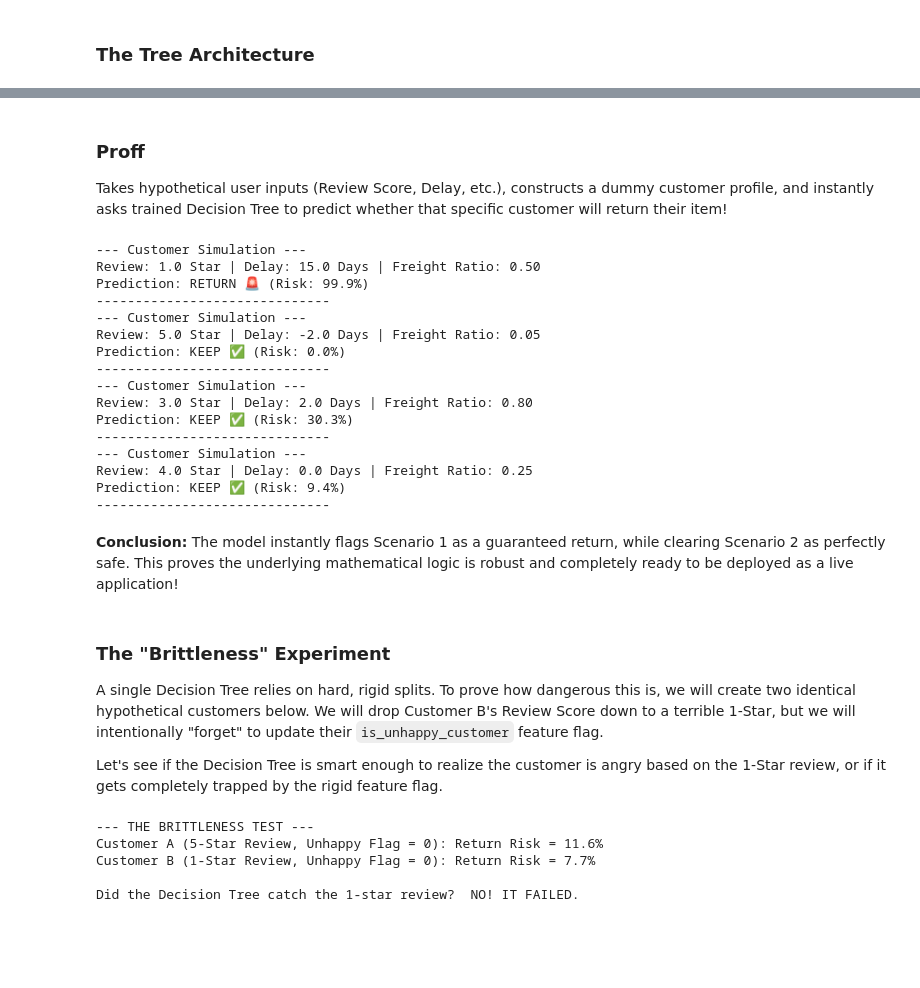
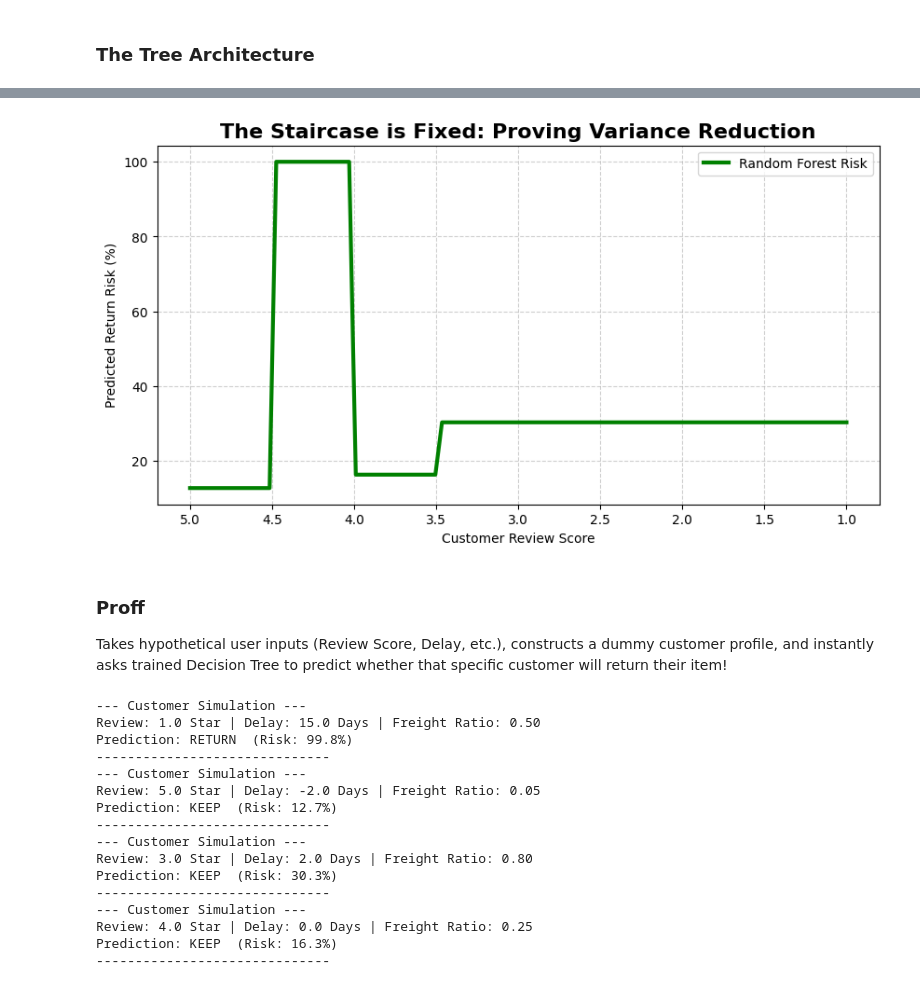
Before and after one commit to Ash469/smart-return-risk-analytics, a Jupyter notebook: models/02_decision_tree.ipynb, the cells around one changed output, grey strips where cells are left out. Cells and saved outputs as stored; diff of their text form; code cells hidden in the pictures; blank space fills up the shorter version.

```diff
--- a/models/02_decision_tree.ipynb
+++ b/models/02_decision_tree.ipynb
@@ -166,3 +171,30 @@ plt.show()
+# %%
+# Create a perfectly average customer
+base_customer = X.median().to_frame().T
+review_scores = np.linspace(1.0, 5.0, 100)
+predicted_risks = []
+
+for score in review_scores:
+    # Slide the review score
+    temp_customer = base_customer.copy()
+    temp_customer["review_score"] = score
+    temp_customer["avg_review_score"] = score
+
+    # Get risk probability from Random Forest
+    risk = best_dt.predict_proba(temp_customer)[0][1]
+    predicted_risks.append(risk * 100)
+
+plt.figure(figsize=(10, 5))
+plt.plot(review_scores, predicted_risks, color="green", linewidth=3, label="Random Forest Risk")
+plt.title("The Staircase is Fixed: Proving Variance Reduction", fontsize=16, fontweight="bold")
+plt.xlabel("Customer Review Score")
+plt.ylabel("Predicted Return Risk (%)")
+plt.gca().invert_xaxis()
+plt.grid(True, linestyle="--", alpha=0.6)
+plt.legend()
+plt.show()
+# %% [output]
+[figure, added]
 # %% [markdown]
 ### Proff
 Takes hypothetical user inputs (Review Score, Delay, etc.), constructs a dummy customer profile, and instantly asks trained Decision Tree to predict whether that specific customer will return their item!
@@ -178,35 +210,28 @@ def predict_return_risk(review_score, delivery_delay, freight_ratio, city_risk_p
     if 'avg_review_score' in dummy_customer.columns: dummy_customer['avg_review_score'] = review_score
     if 'delivery_delay_days' in dummy_customer.columns: dummy_customer['delivery_delay_days'] = delivery_delay
     if 'freight_ratio' in dummy_customer.columns: dummy_customer['freight_ratio'] = freight_ratio
-    if 'city_return_rate' in dummy_customer.columns: dummy_customer['city_return_rate'] = city_risk_pct
-    if 'category_return_rate' in dummy_customer.columns: dummy_customer['category_return_rate'] = category_risk_pct
 
-    # If we don't do this, the Tree sees "review_score = 1" but "is_unhappy_customer = 0", getting utterly confused.
     if review_score < 3.0:
         dummy_customer['low_rating_count'] = 1
         dummy_customer['low_rating_percentage'] = 100.0
-        dummy_customer['is_unhappy_customer'] = 1
         dummy_customer['high_rating_count'] = 0
     else:
         dummy_customer['low_rating_count'] = 0
         dummy_customer['low_rating_percentage'] = 0.0
-        dummy_customer['is_unhappy_customer'] = 0
         dummy_customer['high_rating_count'] = 1
 
     if delivery_delay > 0:
         dummy_customer['is_late_delivery'] = 1
         dummy_customer['late_deliveries'] = 1
         dummy_customer['late_delivery_percentage'] = 100.0
-        dummy_customer['frequent_late_deliveries'] = 1 if delivery_delay > 5 else 0
     else:
         dummy_customer['is_late_delivery'] = 0
         dummy_customer['late_deliveries'] = 0
         dummy_customer['late_delivery_percentage'] = 0.0
-        dummy_customer['frequent_late_deliveries'] = 0
 
 
     prob = best_dt.predict_proba(dummy_customer)[0][1]
-    prediction = "RETURN 🚨" if prob > 0.5 else "KEEP ✅"
+    prediction = "RETURN " if prob > 0.5 else "KEEP "
 
     print(f"--- Customer Simulation ---")
     print(f"Review: {review_score} Star | Delay: {delivery_delay} Days | Freight Ratio: {freight_ratio:.2f}")
@@ -227,50 +252,19 @@ predict_return_risk(review_score=4.0, delivery_delay=0.0, freight_ratio=0.25, ci
 # %% [output]
 --- Customer Simulation ---
 Review: 1.0 Star | Delay: 15.0 Days | Freight Ratio: 0.50
-Prediction: RETURN 🚨 (Risk: 99.9%)
+Prediction: RETURN  (Risk: 99.8%)
 ------------------------------
 --- Customer Simulation ---
 Review: 5.0 Star | Delay: -2.0 Days | Freight Ratio: 0.05
-Prediction: KEEP ✅ (Risk: 0.0%)
+Prediction: KEEP  (Risk: 12.7%)
 ------------------------------
 --- Customer Simulation ---
 Review: 3.0 Star | Delay: 2.0 Days | Freight Ratio: 0.80
-Prediction: KEEP ✅ (Risk: 30.3%)
+Prediction: KEEP  (Risk: 30.3%)
 ------------------------------
 --- Customer Simulation ---
 Review: 4.0 Star | Delay: 0.0 Days | Freight Ratio: 0.25
-Prediction: KEEP ✅ (Risk: 9.4%)
+Prediction: KEEP  (Risk: 16.3%)
 ------------------------------
-# %% [markdown]
-**Conclusion:** The model instantly flags Scenario 1 as a guaranteed return, while clearing Scenario 2 as perfectly safe. This proves the underlying mathematical logic is robust and completely ready to be deployed as a live application!
-# %% [markdown]
-### The "Brittleness" Experiment
-A single Decision Tree relies on hard, rigid splits. To prove how dangerous this is, we will create two identical hypothetical customers below. We will drop Customer B's Review Score down to a terrible 1-Star, but we will intentionally "forget" to update their `is_unhappy_customer` feature flag.
-
-Let's see if the Decision Tree is smart enough to realize the customer is angry based on the 1-Star review, or if it gets completely trapped by the rigid feature flag.
-# %%
-# Customer A: Perfectly average customer
-cust_A = X.median().to_frame().T
-cust_A['review_score'] = 5.0
-cust_A['is_unhappy_customer'] = 0
-
-# Customer B: Angry customer, but we forgot to sync the unhappy flag!
-cust_B = X.median().to_frame().T
-cust_B['review_score'] = 1.0       # The tree should see this and predict Return!
-cust_B['is_unhappy_customer'] = 0  # But we left this at 0 to test the tree's brittleness
-
-prob_A = best_dt.predict_proba(cust_A)[0][1]
-prob_B = best_dt.predict_proba(cust_B)[0][1]
-
-print("--- THE BRITTLENESS TEST ---")
-print(f"Customer A (5-Star Review, Unhappy Flag = 0): Return Risk = {prob_A*100:.1f}%")
-print(f"Customer B (1-Star Review, Unhappy Flag = 0): Return Risk = {prob_B*100:.1f}%")
-print("\nDid the Decision Tree catch the 1-star review? ", "YES" if prob_B > prob_A else "NO! IT FAILED.")
-# %% [output]
---- THE BRITTLENESS TEST ---
-Customer A (5-Star Review, Unhappy Flag = 0): Return Risk = 11.6%
-Customer B (1-Star Review, Unhappy Flag = 0): Return Risk = 7.7%
-
-Did the Decision Tree catch the 1-star review?  NO! IT FAILED.
 # %% [markdown]
 ### Final Conclusion
```
Also changed, not shown: parts of 10 cells of this notebook, 12 other files.
